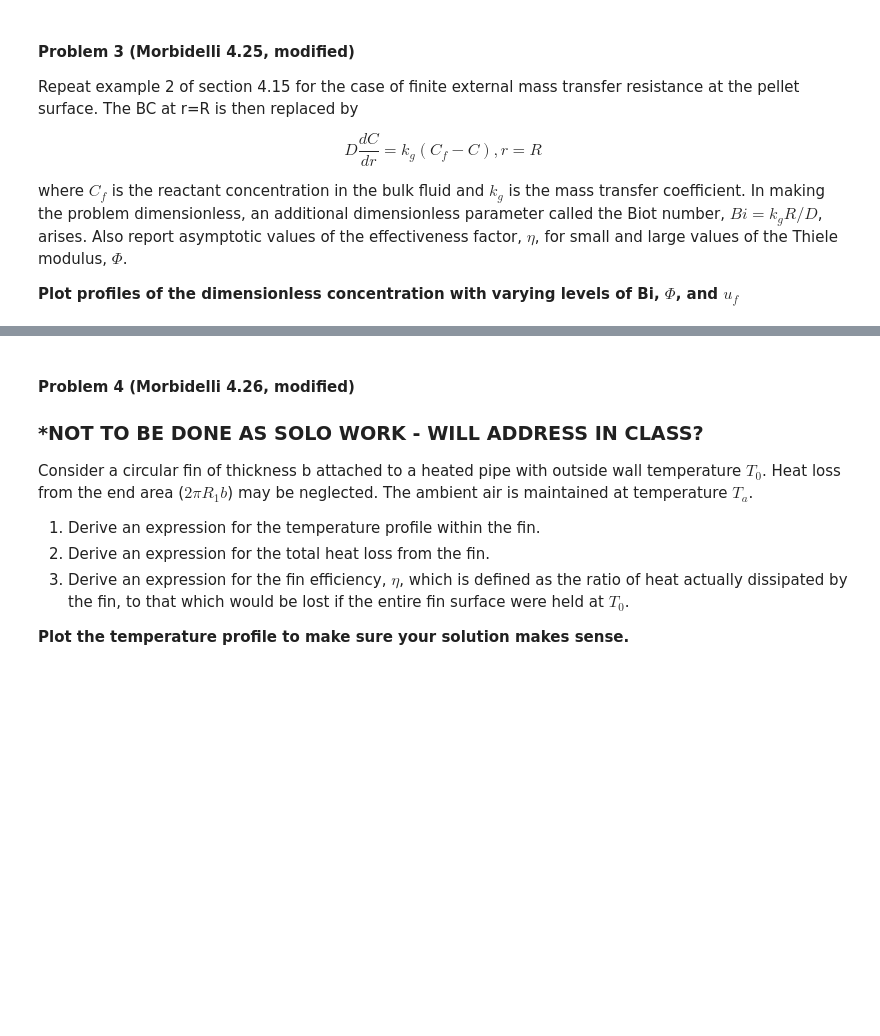
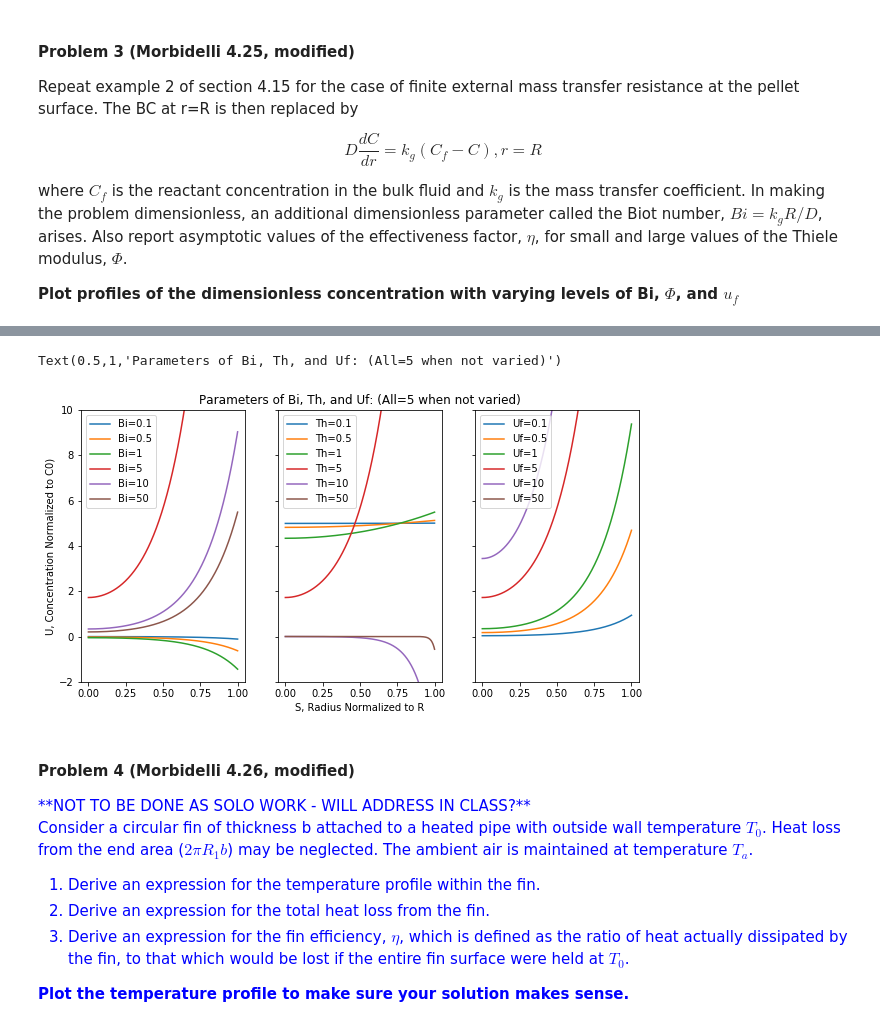
Before and after one commit to FencerDave/hw3, a Jupyter notebook: HW3.ipynb, the cells around one changed output, grey strips where cells are left out. Cells and saved outputs as stored; diff of their text form; code cells hidden in the pictures; blank space fills up the shorter version.

```diff
--- a/HW3.ipynb
+++ b/HW3.ipynb
@@ -123,6 +219,53 @@ where $C_f$ is the reactant concentration in the bulk fluid and $k_g$ is the mas
+# %%
+import matplotlib.pyplot as plt
+import numpy as np
+from scipy.special import jv, yv, iv, kv
+import matplotlib.cm as cm
+
+s=np.linspace(0,1,500) #Define S from 0 (r=0) to 1 (r=R)
+u=s*0 #initialize u(s)
+
+Bi_vals = [0.1, 0.5, 1, 5, 10, 50]
+Th_vals = [0.1, 0.5, 1, 5, 10, 50]
+Uf_vals = [0.1, 0.5, 1, 5, 10, 50]
+
+Bi=5
+Th=5
+Uf=5
+
+u=Uf*iv(0,s*Th)/(iv(0,Th)-Th/Bi*iv(1,Th))
+
+fig,ax = plt.subplots(ncols=3,sharey='all',figsize=(10,5))
+for Bi in Bi_vals:
+    u=Uf*iv(0,s*Th)/(iv(0,Th)-Th/Bi*iv(1,Th))
+    L="Bi="+str(Bi)
+    ax[0].plot(s,u,label=L)
+Bi=5
+for Th in Th_vals:
+    u=Uf*iv(0,s*Th)/(iv(0,Th)-Th/Bi*iv(1,Th))
+    L="Th="+str(Th)
+    ax[1].plot(s,u,label=L)
+Th=5
+for Uf in Uf_vals:
+    u=Uf*iv(0,s*Th)/(iv(0,Th)-Th/Bi*iv(1,Th))
+    L="Uf="+str(Uf)
+    ax[2].plot(s,u,label=L)
+
+ax[1].set_xlabel("S, Radius Normalized to R")
+ax[0].set_ylabel("U, Concentration Normalized to C0)")
+ax[0].set_ylim([-2,10])
+ax[0].legend()
+ax[1].legend()
+ax[2].legend()
+ax[1].set_title("Parameters of Bi, Th, and Uf: (All=5 when not varied)")
+# %% [output]
+Text(0.5,1,'Parameters of Bi, Th, and Uf: (All=5 when not varied)')
+[figure, added]
 # %% [markdown]
 #### Problem 4 (Morbidelli 4.26, modified)
-### *NOT TO BE DONE AS SOLO WORK  - WILL ADDRESS IN CLASS?
+
+<span style="color:blue">
+**NOT TO BE DONE AS SOLO WORK  - WILL ADDRESS IN CLASS?**
 
 
 Consider a circular fin of thickness b attached to a heated pipe with outside wall temperature $T_0$. Heat loss from the end area ($2 \pi R_1 b$) may be neglected. The ambient air is maintained at temperature $T_a$.
```
Also changed, not shown: parts of 6 cells of this notebook.
